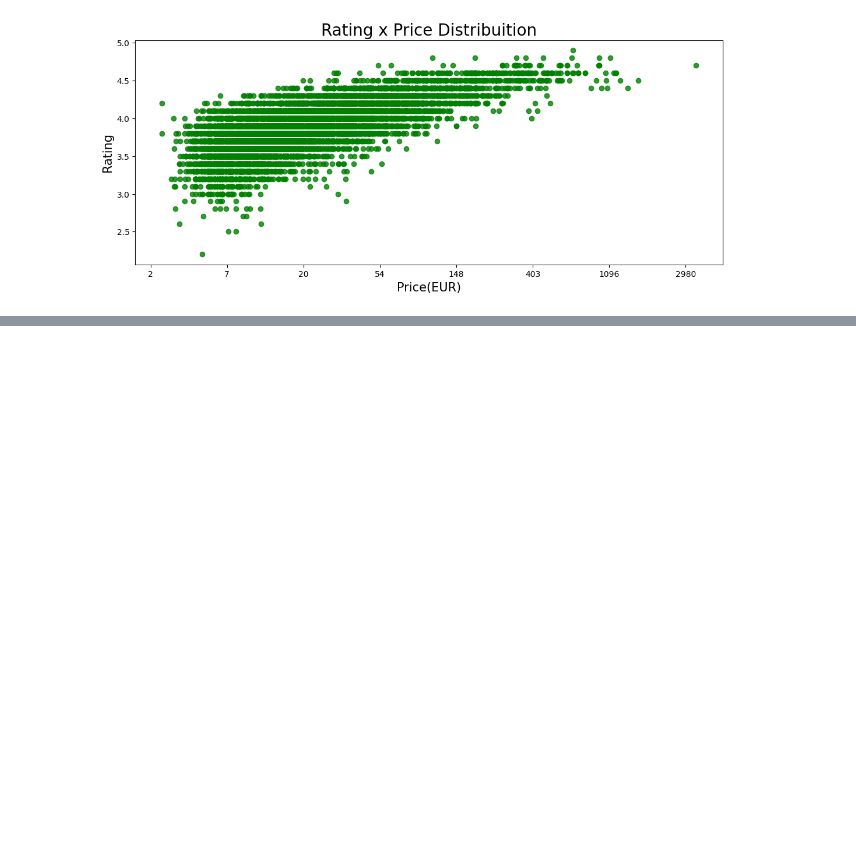
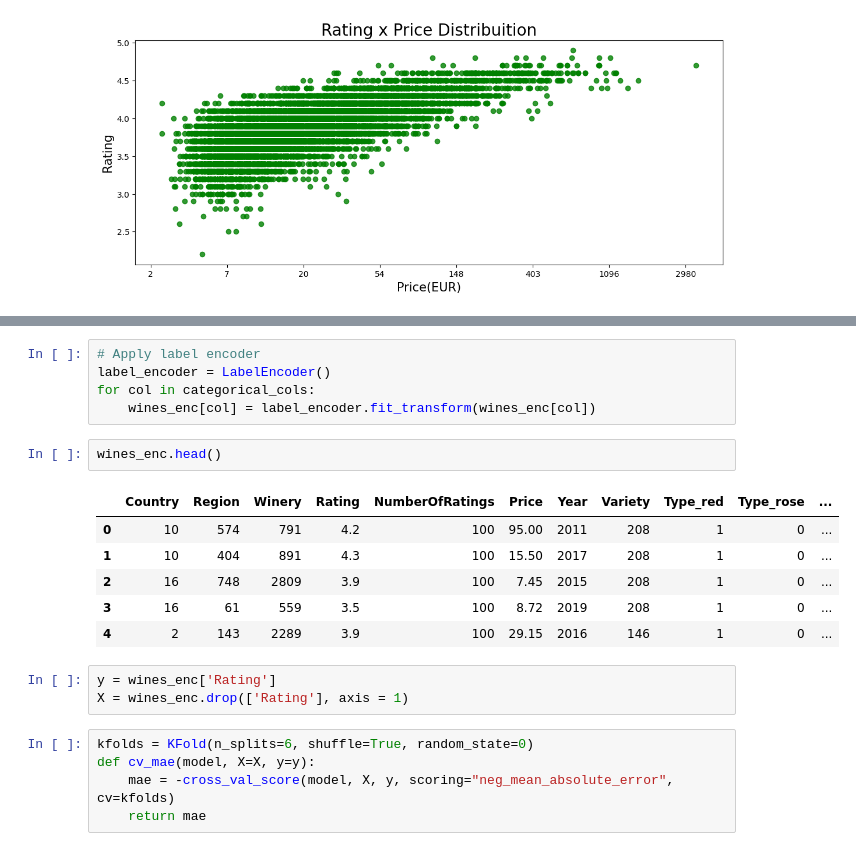
Before and after one commit to abdullaabdukulov/02-Data-Science-My-Vivino, a Jupyter notebook: my_Vivino.ipynb, the cells around one changed output, grey strips where cells are left out. Saved outputs shown, nothing was run; the diff lists cells and outputs as text; blank space fills up the shorter version.

```diff
--- a/my_Vivino.ipynb
+++ b/my_Vivino.ipynb
@@ -170,0 +279,22 @@ plt.show()
+# %%
+# Apply label encoder
+label_encoder = LabelEncoder()
+for col in categorical_cols:
+    wines_enc[col] = label_encoder.fit_transform(wines_enc[col])
+# %%
+wines_enc.head()
+# %% [output]
+|  | Country | Region | Winery | Rating | NumberOfRatings | Price | Year | Variety | Type_red | Type_rose | ... |
+| 0 | 10 | 574 | 791 | 4.2 | 100 | 95.00 | 2011 | 208 | 1 | 0 | ... |
+| 1 | 10 | 404 | 891 | 4.3 | 100 | 15.50 | 2017 | 208 | 1 | 0 | ... |
+| 2 | 16 | 748 | 2809 | 3.9 | 100 | 7.45 | 2015 | 208 | 1 | 0 | ... |
+| 3 | 16 | 61 | 559 | 3.5 | 100 | 8.72 | 2019 | 208 | 1 | 0 | ... |
+| 4 | 2 | 143 | 2289 | 3.9 | 100 | 29.15 | 2016 | 146 | 1 | 0 | ... |
+# %%
+y = wines_enc['Rating']
+X = wines_enc.drop(['Rating'], axis = 1)
+# %%
+kfolds = KFold(n_splits=6, shuffle=True, random_state=0)
+def cv_mae(model, X=X, y=y):
+    mae = -cross_val_score(model, X, y, scoring="neg_mean_absolute_error", cv=kfolds)
+    return mae
```
Also changed, not shown: parts of 24 cells of this notebook.
